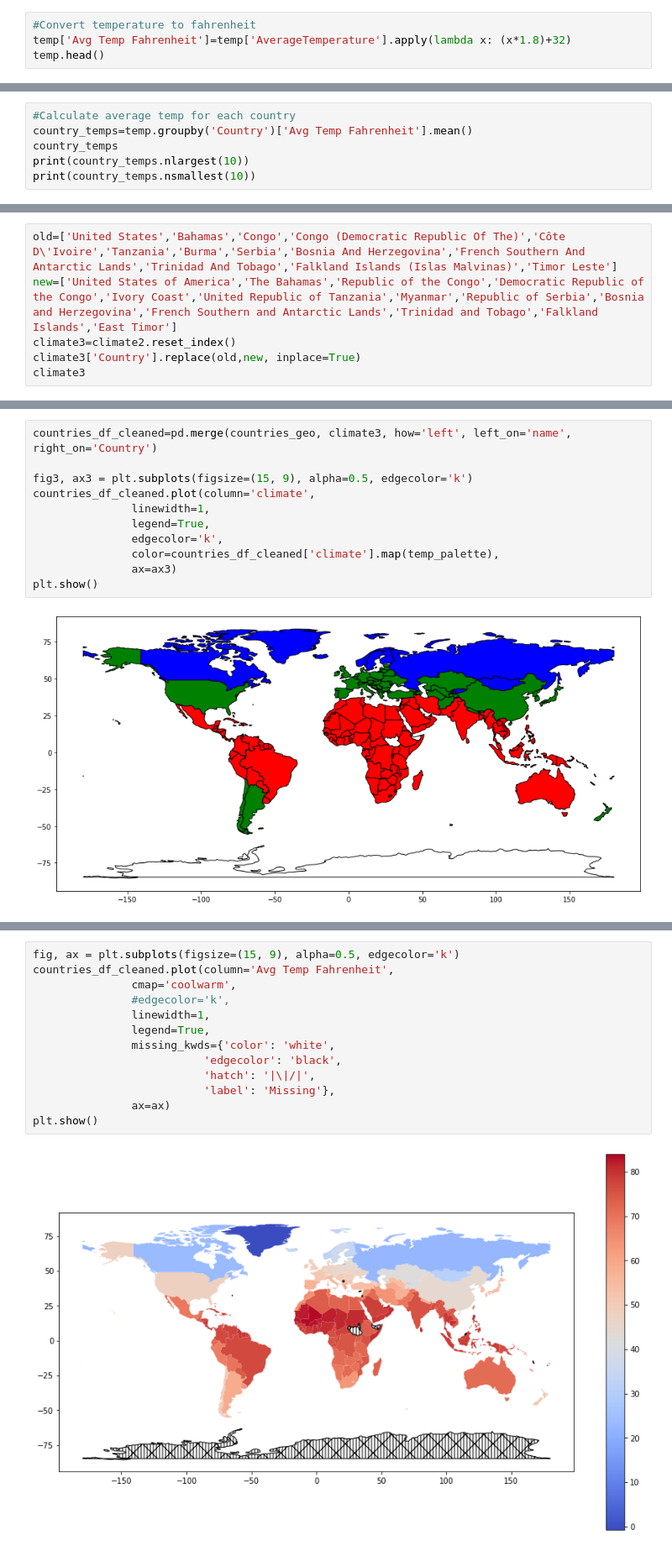
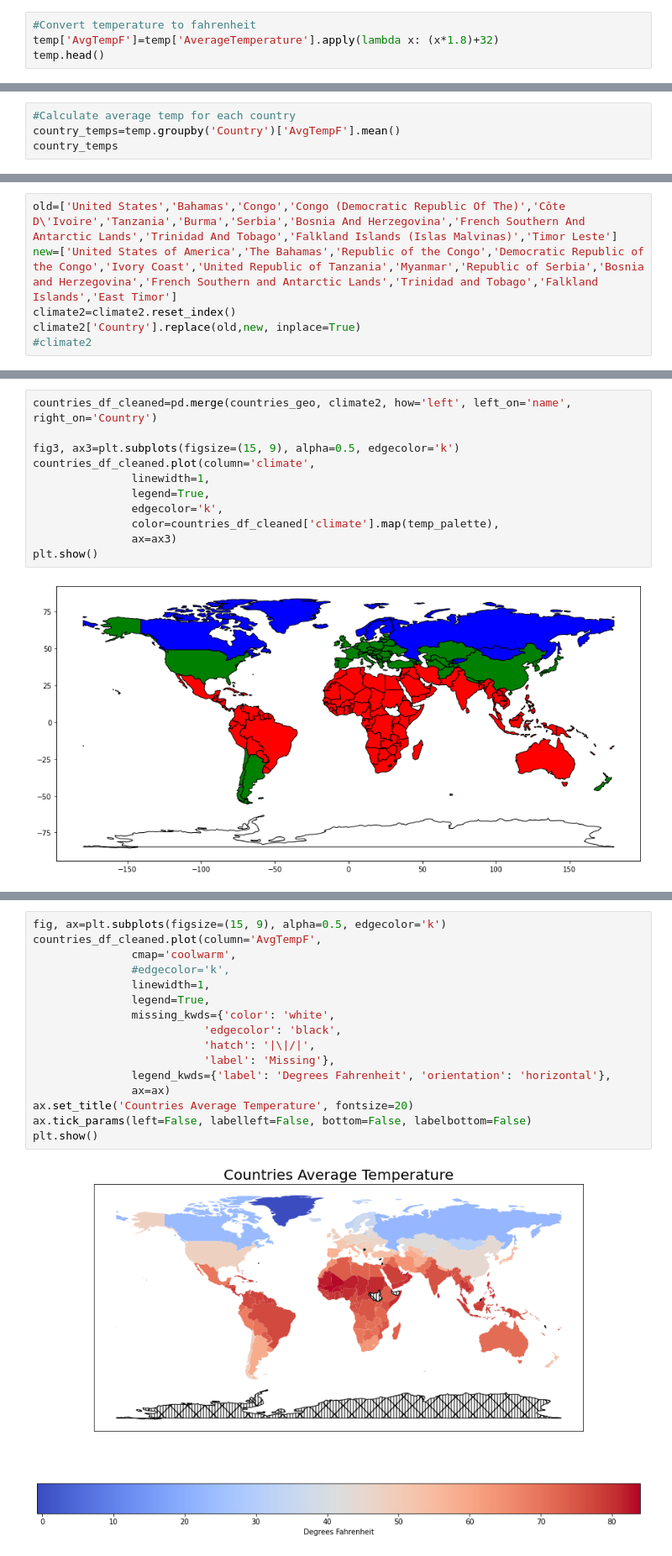
Before and after one commit to speedytmark/Draft_Project, a Jupyter notebook: Temperature.ipynb, the cells around one changed output, grey strips where cells are left out. Shown: that part at 84% size. Cells and saved outputs as stored; diff of their text form.

Commit message:
Version 4 of Temperature EDA

```diff
--- a/Temperature.ipynb
+++ b/Temperature.ipynb
@@ -180,6 +198,6 @@ memory usage: 12.5+ MB
 Now we'll convert the temperature to fahrenheit
 # %%
 #Convert temperature to fahrenheit
-temp['Avg Temp Fahrenheit']=temp['AverageTemperature'].apply(lambda x: (x*1.8)+32)
+temp['AvgTempF']=temp['AverageTemperature'].apply(lambda x: (x*1.8)+32)
 temp.head()
 # %% [output]
@@ -191,9 +209,7 @@ temp.head()
 | 1878 | 4.960 | 0.503 | Åland | 1900-05-01 | 40.9280 |
 # %%
 #Calculate average temp for each country
-country_temps=temp.groupby('Country')['Avg Temp Fahrenheit'].mean()
+country_temps=temp.groupby('Country')['AvgTempF'].mean()
 country_temps
-print(country_temps.nlargest(10))
-print(country_temps.nsmallest(10))
 # %% [output]
 Country
@@ -510,6 +533,6 @@ climate2[climate2.index.str.contains('Island')]
 # %%
 old=['United States','Bahamas','Congo','Congo (Democratic Republic Of The)','Côte D\'Ivoire','Tanzania','Burma','Serbia','Bosnia And Herzegovina','French Southern And Antarctic Lands','Trinidad And Tobago','Falkland Islands (Islas Malvinas)','Timor Leste']
 new=['United States of America','The Bahamas','Republic of the Congo','Democratic Republic of the Congo','Ivory Coast','United Republic of Tanzania','Myanmar','Republic of Serbia','Bosnia and Herzegovina','French Southern and Antarctic Lands','Trinidad and Tobago','Falkland Islands','East Timor']
-climate3=climate2.reset_index()
-climate3['Country'].replace(old,new, inplace=True)
-climate3
+climate2=climate2.reset_index()
+climate2['Country'].replace(old,new, inplace=True)
+#climate2
@@ -530,7 +541,7 @@ climate3
 # %%
-countries_df_cleaned=pd.merge(countries_geo, climate3, how='left', left_on='name', right_on='Country')
+countries_df_cleaned=pd.merge(countries_geo, climate2, how='left', left_on='name', right_on='Country')
 
-fig3, ax3 = plt.subplots(figsize=(15, 9), alpha=0.5, edgecolor='k')
+fig3, ax3=plt.subplots(figsize=(15, 9), alpha=0.5, edgecolor='k')
 countries_df_cleaned.plot(column='climate',
                linewidth=1,
                legend=True,
@@ -556,15 +577,18 @@ countries_df_cleaned[countries_df_cleaned['climate'].isnull()]
 # %%
-fig, ax = plt.subplots(figsize=(15, 9), alpha=0.5, edgecolor='k')
-countries_df_cleaned.plot(column='Avg Temp Fahrenheit',
+fig, ax=plt.subplots(figsize=(15, 9), alpha=0.5, edgecolor='k')
+countries_df_cleaned.plot(column='AvgTempF',
                cmap='coolwarm',
                #edgecolor='k',
                linewidth=1,
                legend=True,
                missing_kwds={'color': 'white',
                           'edgecolor': 'black',
                           'hatch': '|\|/|',
                           'label': 'Missing'},
+               legend_kwds={'label': 'Degrees Fahrenheit', 'orientation': 'horizontal'},
                ax=ax)
+ax.set_title('Countries Average Temperature', fontsize=20)
+ax.tick_params(left=False, labelleft=False, bottom=False, labelbottom=False)
 plt.show()
 # %% [output]
-[figure, old version]
+[figure, new version]
```
Also changed, not shown: parts of 50 cells of this notebook.
